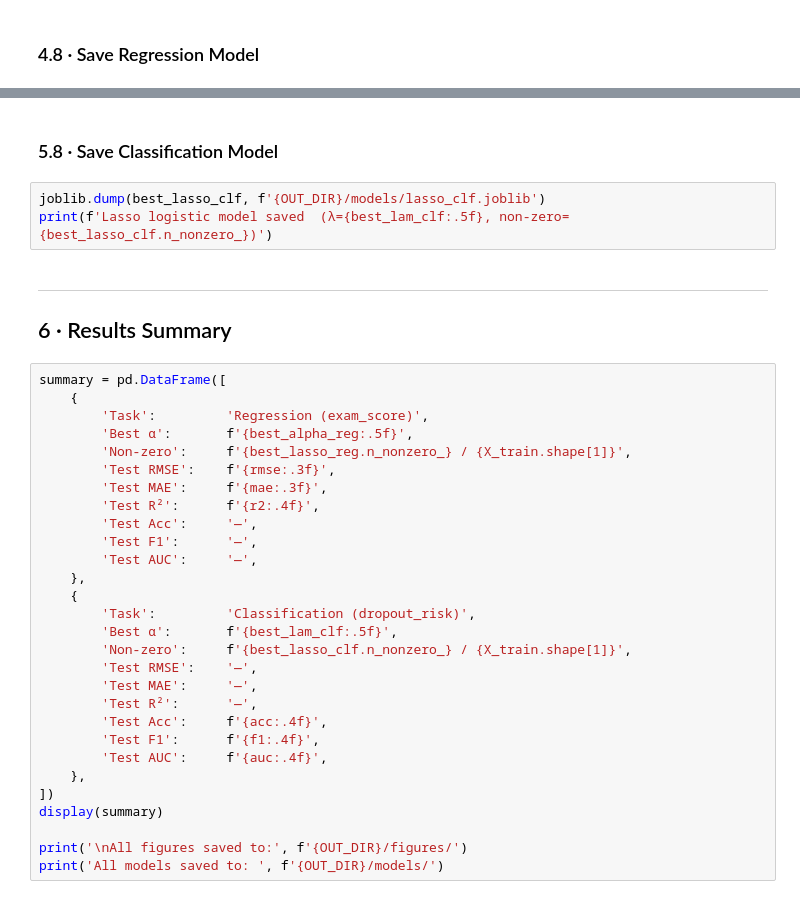
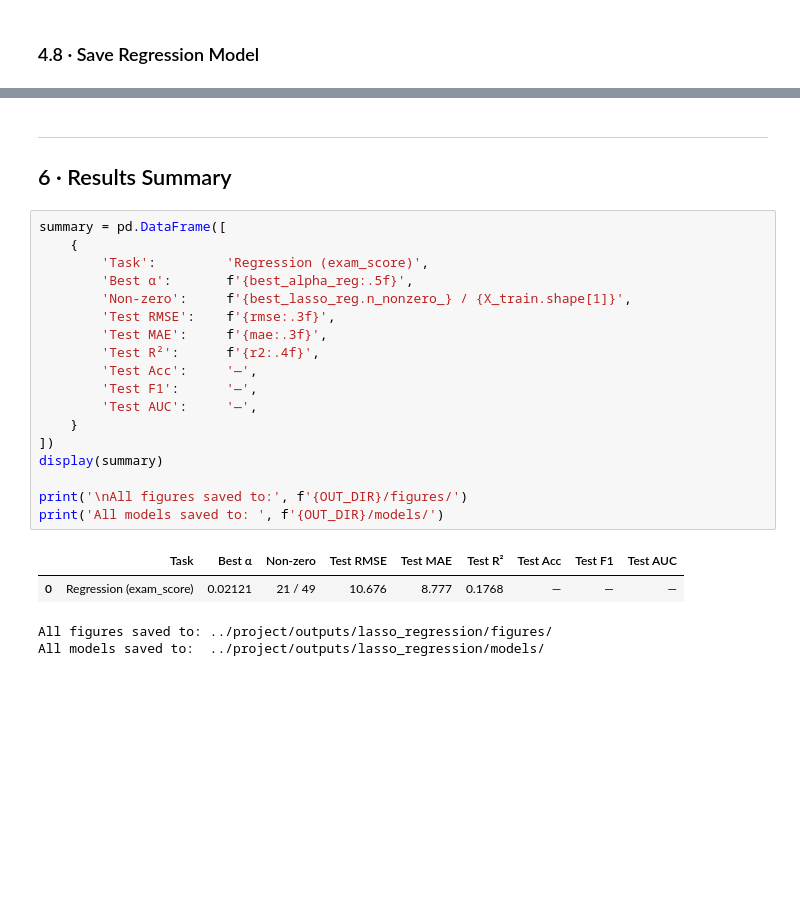
Before and after one commit to abby-stevenson/GradeOptimiser, a Jupyter notebook: project/lasso_regression.ipynb, the cells around one changed output, grey strips where cells are left out. Drawn from its saved outputs; the diff is of its cells as text; blank space fills up the shorter version.

```diff
--- a/project/lasso_regression.ipynb
+++ b/project/lasso_regression.ipynb
@@ -636,37 +355,26 @@ plt.show()
-# %% [markdown]
-### 5.8 · Save Classification Model
-# %%
-joblib.dump(best_lasso_clf, f'{OUT_DIR}/models/lasso_clf.joblib')
-print(f'Lasso logistic model saved  (λ={best_lam_clf:.5f}, non-zero={best_lasso_clf.n_nonzero_})')
 # %% [markdown]
 ---
 ## 6 · Results Summary
 # %%
 summary = pd.DataFrame([
     {
         'Task':         'Regression (exam_score)',
         'Best α':       f'{best_alpha_reg:.5f}',
         'Non-zero':     f'{best_lasso_reg.n_nonzero_} / {X_train.shape[1]}',
         'Test RMSE':    f'{rmse:.3f}',
         'Test MAE':     f'{mae:.3f}',
         'Test R²':      f'{r2:.4f}',
         'Test Acc':     '—',
         'Test F1':      '—',
         'Test AUC':     '—',
-    },
-    {
-        'Task':         'Classification (dropout_risk)',
-        'Best α':       f'{best_lam_clf:.5f}',
-        'Non-zero':     f'{best_lasso_clf.n_nonzero_} / {X_train.shape[1]}',
-        'Test RMSE':    '—',
-        'Test MAE':     '—',
-        'Test R²':      '—',
-        'Test Acc':     f'{acc:.4f}',
-        'Test F1':      f'{f1:.4f}',
-        'Test AUC':     f'{auc:.4f}',
-    },
+    }
 ])
 display(summary)
 
 print('\nAll figures saved to:', f'{OUT_DIR}/figures/')
 print('All models saved to: ', f'{OUT_DIR}/models/')
+# %% [output]
+|  | Task | Best α | Non-zero | Test RMSE | Test MAE | Test R² | Test Acc | Test F1 | Test AUC |
+| 0 | Regression (exam_score) | 0.02121 | 21 / 49 | 10.676 | 8.777 | 0.1768 | — | — | — |
+All figures saved to: ../project/outputs/lasso_regression/figures/
+All models saved to:  ../project/outputs/lasso_regression/models/
```
Also changed, not shown: parts of 34 cells of this notebook, 13 other files.
